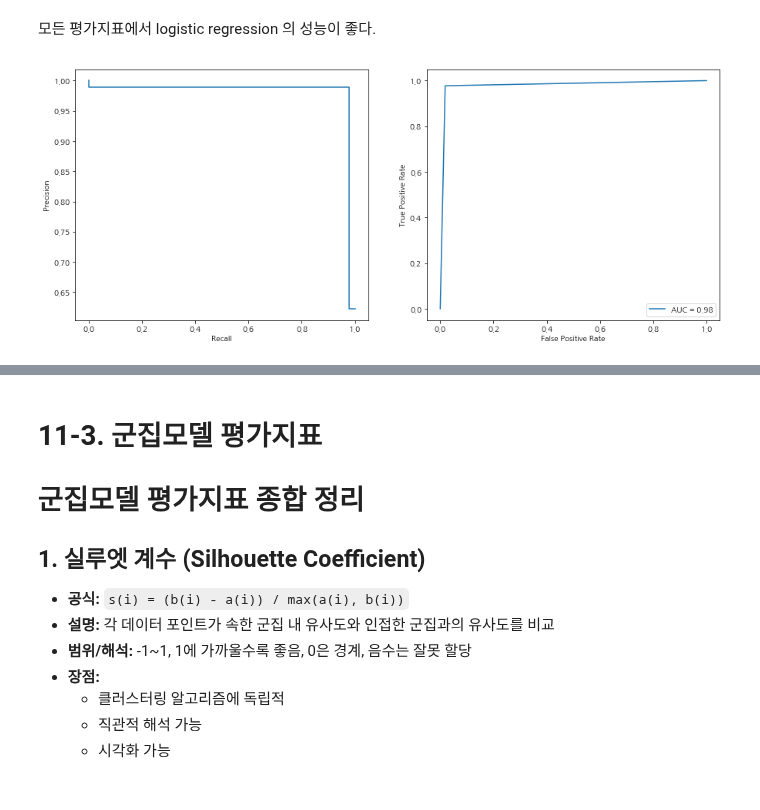
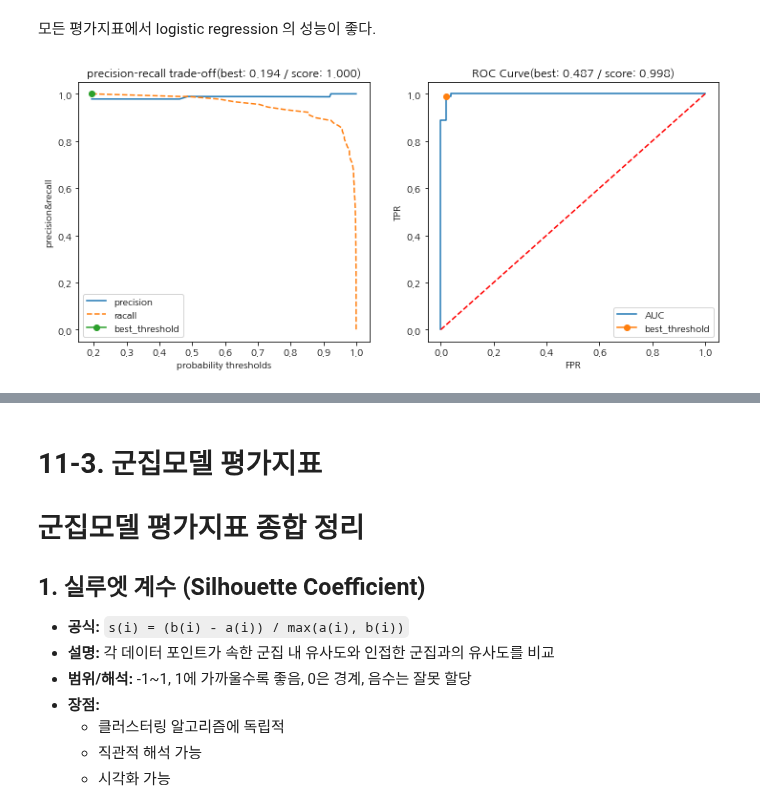
Before and after one commit to qiwerr1004/ADP_go, a Jupyter notebook: final/book/Chap11. 모델 평가지표와 거리지표.ipynb, the cells around one changed output, grey strips where cells are left out. Saved outputs shown, nothing was run; the diff lists cells and outputs as text; code cells hidden in the pictures.

```diff
--- a/final/book/Chap11. 모델 평가지표와 거리지표.ipynb
+++ b/final/book/Chap11. 모델 평가지표와 거리지표.ipynb
@@ -534,21 +534,43 @@ plt.show()
 [figure]
 # %% [markdown]
 모든 평가지표에서 logistic regression 의 성능이 좋다.
-# %%
-from sklearn.metrics import precision_recall_curve, roc_auc_score, roc_curve, PrecisionRecallDisplay, RocCurveDisplay
-
-# 데이터 계산
-precision, recall, thresholds = precision_recall_curve(test_Y, pred1)
-
-fpr, tpr, thresholds = roc_curve(test_Y, pred1)
-auc = roc_auc_score(test_Y, pred1)
-
-fig, ax = plt.subplots(1, 2, figsize=(15, 6))
-display = PrecisionRecallDisplay(precision=precision, recall=recall)
-display.plot(ax=ax[0])
-
-display2 = RocCurveDisplay(fpr=fpr, tpr=tpr, roc_auc=auc)
-display2.plot(ax=ax[1])
-plt.show()
-# %% [output]
-[figure, removed]
+# %%
+from sklearn.metrics import precision_recall_curve, roc_auc_score, roc_curve, PrecisionRecallDisplay, RocCurveDisplay
+
+proba = lr.predict_proba(test_X)[:, 1] #레이블 1의 예측확률
+
+# 정밀도-재현율의 차이가 최소가 되는 지점 찾기
+precision, recall, thresholds = precision_recall_curve(test_Y, proba)
+thresholds = list(thresholds) +[1] # 절편 추가
+idx = np.argmin(np.abs(thresholds)) #가장 최소가 되는 지점의 인덱스
+best_thresholds = thresholds[idx]
+
+# roc-auc가 최대가 되는 지점 찾기
+fpr, tpr, thresholds2 = roc_curve(test_Y, proba)
+auc = roc_auc_score(test_Y, proba)
+#youden index(youden's j 통계량): recall - (1-specificity)
+j = tpr - fpr
+idx2 = np.argmax(j)
+best_thresholds2 = thresholds2[idx2]
+
+fig, ax = plt.subplots(1, 2, figsize=(12, 5))
+
+ax[0].plot(thresholds, precision, label='precision')
+ax[0].plot(thresholds, recall, label='racall', ls='--')
+ax[0].plot(best_thresholds, recall[idx], marker='o', label='best_threshold')
+ax[0].set_title(f'precision-recall trade-off(best: {best_thresholds:.3f} / score: {recall[idx]:.3f})')
+ax[0].set_xlabel('probability thresholds')
+ax[0].set_ylabel('precision&recall')
+ax[0].legend()
+
+ax[1].plot(fpr, tpr, label='AUC')
+ax[1].plot([0, 1], [0, 1], color='r', ls='--')
+ax[1].plot(fpr[idx2], tpr[idx2], marker='o', label='best_threshold')
+ax[1].set_title(f"ROC Curve(best: {best_thresholds2:.3f} / score: {auc:.3f})")
+ax[1].legend()
+ax[1].set_xlabel('FPR')
+ax[1].set_ylabel('TPR')
+
+plt.show()
+# %% [output]
+[figure, added]
```
Also changed, not shown: parts of 7 cells of this notebook.
